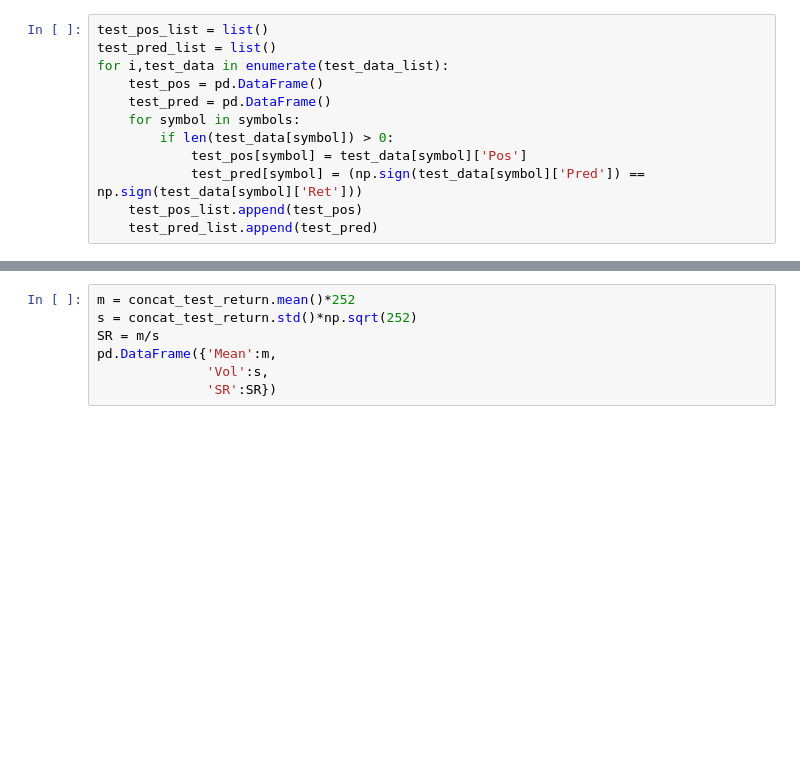
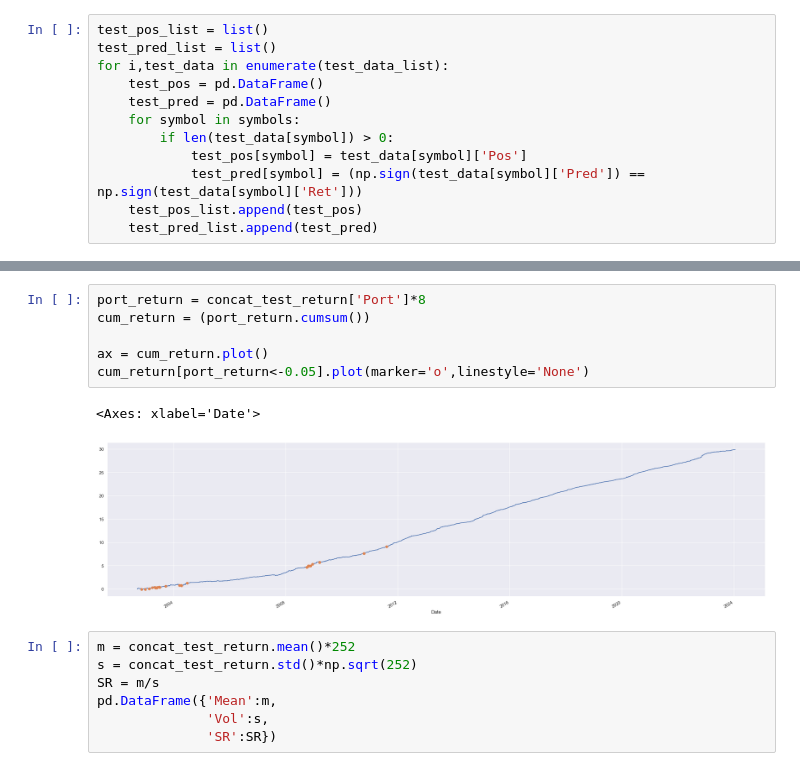
Before and after one commit to kcf1/Personal-Projects, a Jupyter notebook: Trading/FX Algo with ML/FX_Algo_with_ML.ipynb, the cells around one changed output, grey strips where cells are left out. Drawn from its saved outputs; the diff is of its cells as text; blank space fills up the shorter version.

```diff
--- a/Trading/FX Algo with ML/FX_Algo_with_ML.ipynb
+++ b/Trading/FX Algo with ML/FX_Algo_with_ML.ipynb
@@ -567,3 +636,12 @@ Evaluator(concat_test_return['Port']).get_summary()
+# %%
+port_return = concat_test_return['Port']*8
+cum_return = (port_return.cumsum())
+
+ax = cum_return.plot()
+cum_return[port_return<-0.05].plot(marker='o',linestyle='None')
+# %% [output]
+<Axes: xlabel='Date'>
+[figure, added]
 # %%
 m = concat_test_return.mean()*252
 s = concat_test_return.std()*np.sqrt(252)
```
Also changed, not shown: parts of 12 cells of this notebook.
